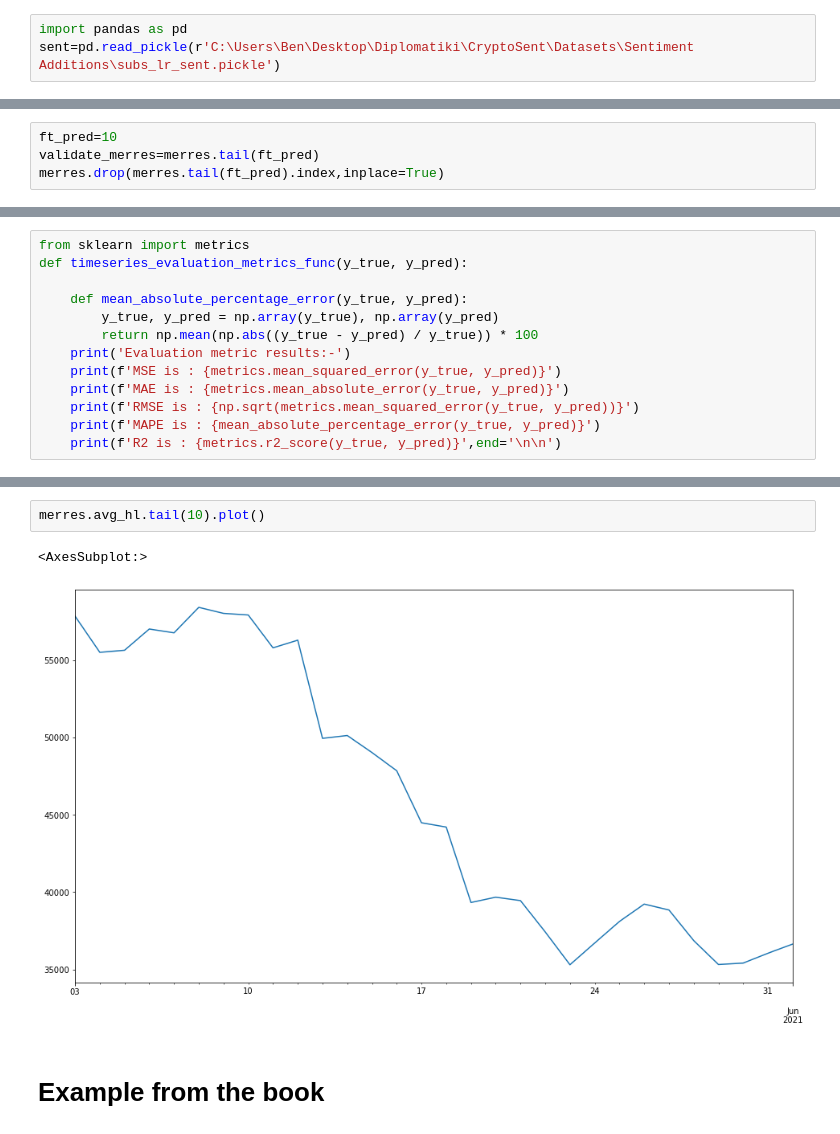
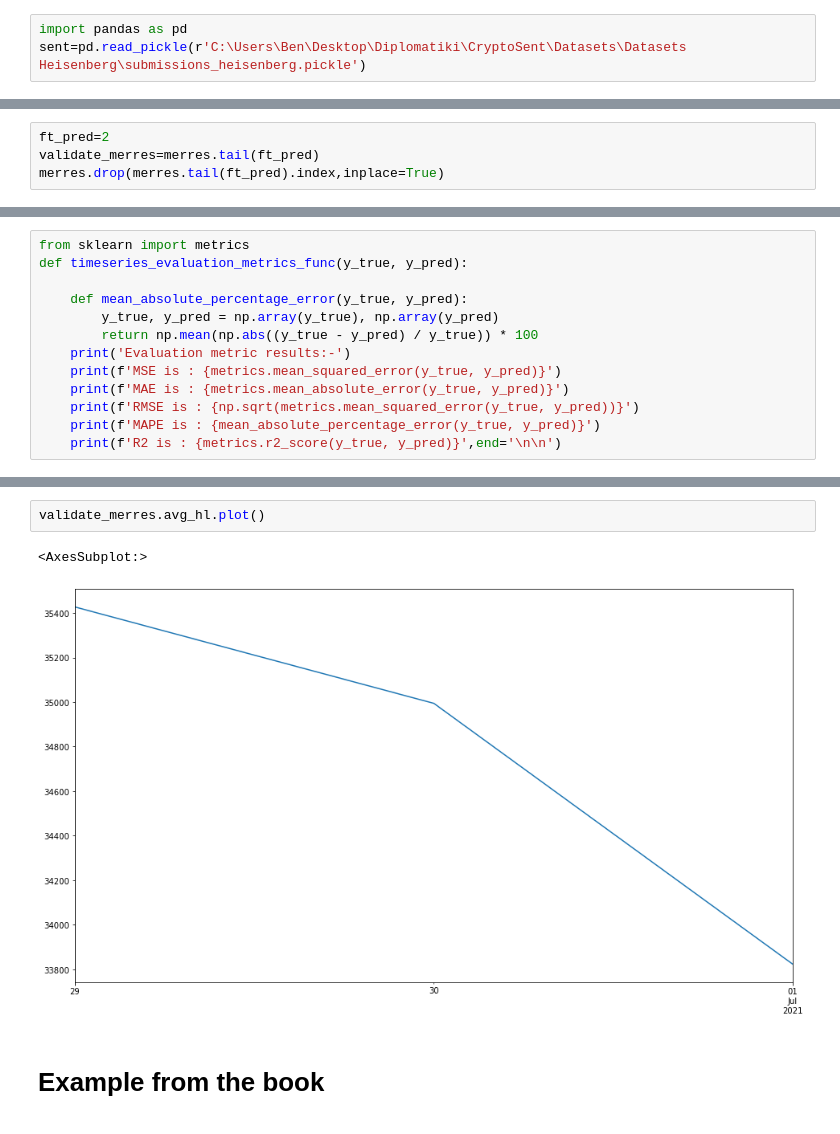
Before and after one commit to VeniJeen/CryptoSent, a Jupyter notebook: SandBox/multivarite_LSTM_ts.ipynb, the cells around one changed output, grey strips where cells are left out. Cells and saved outputs as stored; diff of their text form.

Commit message:
Merge From Heisenberg

```diff
--- a/SandBox/multivarite_LSTM_ts.ipynb
+++ b/SandBox/multivarite_LSTM_ts.ipynb
@@ -1,6 +1,6 @@
 # %%
 import pandas as pd
-sent=pd.read_pickle(r'C:\Users\Ben\Desktop\Diplomatiki\CryptoSent\Datasets\Sentiment Additions\subs_lr_sent.pickle')
+sent=pd.read_pickle(r'C:\Users\Ben\Desktop\Diplomatiki\CryptoSent\Datasets\Datasets Heisenberg\submissions_heisenberg.pickle')
 # %%
 import pandas as pd
 import numpy as np
@@ -36,7 +36,7 @@ merres=result_processing(sent.polarity_lr,btc.avg_hl,resample_period='d')
 # %%
 merres=merres[['polarity_lr','avg_hl']]
 # %%
-ft_pred=10
+ft_pred=2
 validate_merres=merres.tail(ft_pred)
 merres.drop(merres.tail(ft_pred).index,inplace=True)
 # %%
@@ -225,8 +235,8 @@ plt.show()
 # %%
-merres.avg_hl.tail(10).plot()
+validate_merres.avg_hl.plot()
 # %% [output]
 <AxesSubplot:>
-[figure, old version]
+[figure, new version]
 # %% [markdown]
 # Example from the book
 # %%
```
Also changed, not shown: parts of 16 cells of this notebook, 16 other files.
